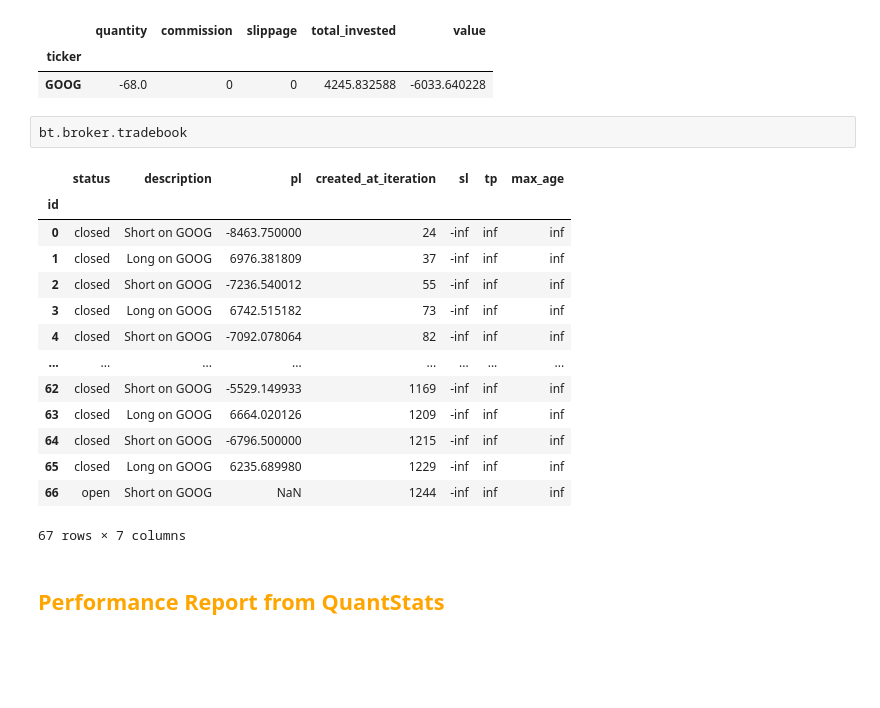
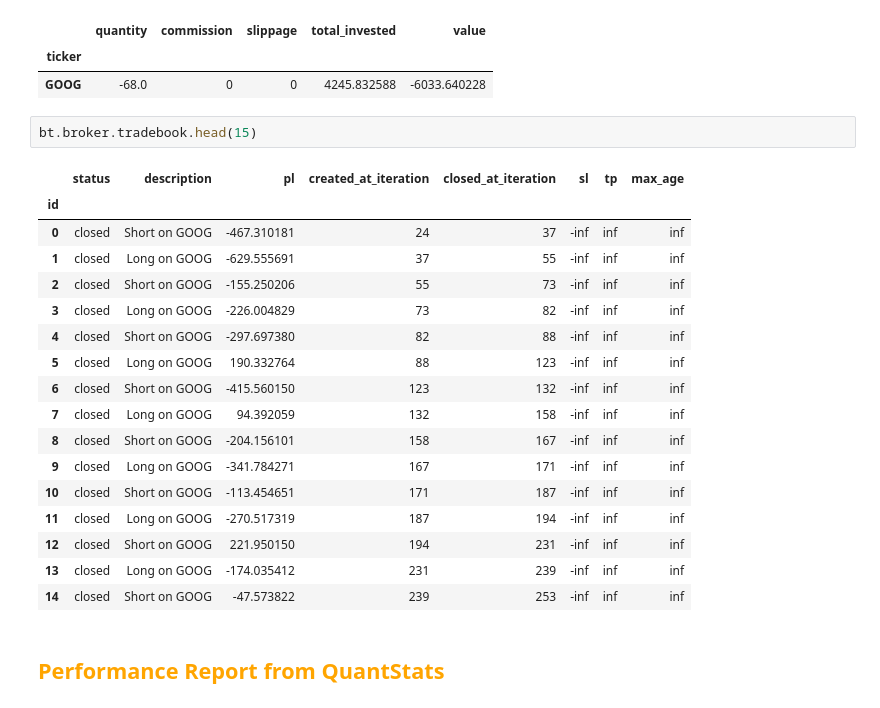
Before and after one commit to ninebel/nbacktest, a Jupyter notebook: examples/Example SMA Cross Trade.ipynb, the cells around one changed output. Drawn from its saved outputs; the diff is of its cells as text; blank space fills up the shorter version.

Commit message:
Change example and trade system

```diff
--- a/examples/Example SMA Cross Trade.ipynb
+++ b/examples/Example SMA Cross Trade.ipynb
@@ -138,22 +138,25 @@ bt.broker.positions
 | ticker |  |  |  |  |  |
 | GOOG | -68.0 | 0 | 0 | 4245.832588 | -6033.640228 |
 # %%
-bt.broker.tradebook
+bt.broker.tradebook.head(15)
 # %% [output]
-|  | status | description | pl | created_at_iteration | sl | tp | max_age |
-| id |  |  |  |  |  |  |  |
-| 0 | closed | Short on GOOG | -8463.750000 | 24 | -inf | inf | inf |
-| 1 | closed | Long on GOOG | 6976.381809 | 37 | -inf | inf | inf |
-| 2 | closed | Short on GOOG | -7236.540012 | 55 | -inf | inf | inf |
-| 3 | closed | Long on GOOG | 6742.515182 | 73 | -inf | inf | inf |
-| 4 | closed | Short on GOOG | -7092.078064 | 82 | -inf | inf | inf |
-| ... | ... | ... | ... | ... | ... | ... | ... |
-| 62 | closed | Short on GOOG | -5529.149933 | 1169 | -inf | inf | inf |
-| 63 | closed | Long on GOOG | 6664.020126 | 1209 | -inf | inf | inf |
-| 64 | closed | Short on GOOG | -6796.500000 | 1215 | -inf | inf | inf |
-| 65 | closed | Long on GOOG | 6235.689980 | 1229 | -inf | inf | inf |
-| 66 | open | Short on GOOG | NaN | 1244 | -inf | inf | inf |
+|  | status | description | pl | created_at_iteration | closed_at_iteration | sl | tp | max_age |
+| id |  |  |  |  |  |  |  |  |
+| 0 | closed | Short on GOOG | -467.310181 | 24 | 37 | -inf | inf | inf |
+| 1 | closed | Long on GOOG | -629.555691 | 37 | 55 | -inf | inf | inf |
+| 2 | closed | Short on GOOG | -155.250206 | 55 | 73 | -inf | inf | inf |
+| 3 | closed | Long on GOOG | -226.004829 | 73 | 82 | -inf | inf | inf |
+| 4 | closed | Short on GOOG | -297.697380 | 82 | 88 | -inf | inf | inf |
+| 5 | closed | Long on GOOG | 190.332764 | 88 | 123 | -inf | inf | inf |
+| 6 | closed | Short on GOOG | -415.560150 | 123 | 132 | -inf | inf | inf |
+| 7 | closed | Long on GOOG | 94.392059 | 132 | 158 | -inf | inf | inf |
+| 8 | closed | Short on GOOG | -204.156101 | 158 | 167 | -inf | inf | inf |
+| 9 | closed | Long on GOOG | -341.784271 | 167 | 171 | -inf | inf | inf |
+| 10 | closed | Short on GOOG | -113.454651 | 171 | 187 | -inf | inf | inf |
+| 11 | closed | Long on GOOG | -270.517319 | 187 | 194 | -inf | inf | inf |
+| 12 | closed | Short on GOOG | 221.950150 | 194 | 231 | -inf | inf | inf |
+| 13 | closed | Long on GOOG | -174.035412 | 231 | 239 | -inf | inf | inf |
+| 14 | closed | Short on GOOG | -47.573822 | 239 | 253 | -inf | inf | inf |
-67 rows × 7 columns
 # %% [markdown]
 ## <font color='orange'><b>Performance Report from QuantStats</b></font>
 # %%
```
Also changed, not shown: 1 other file.
